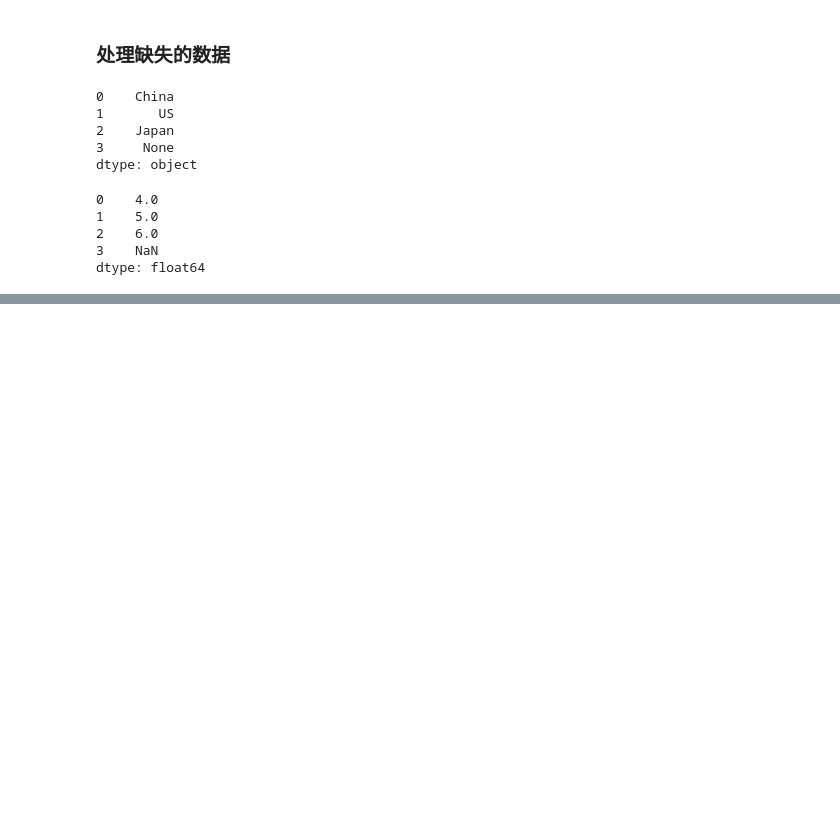
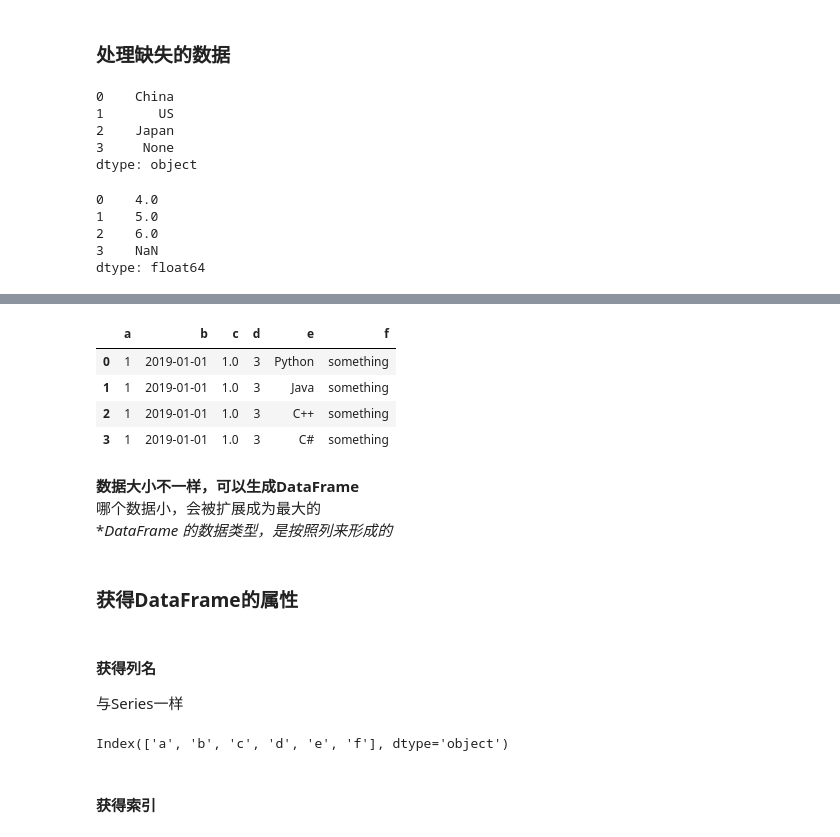
Before and after one commit to yanyinshan/Programming_collection, a Jupyter notebook: Pandas 学习.ipynb, the cells around one changed output, grey strips where cells are left out. Saved outputs shown, nothing was run; the diff lists cells and outputs as text; code cells hidden in the pictures; blank space fills up the shorter version.

```diff
--- a/Pandas 学习.ipynb
+++ b/Pandas 学习.ipynb
@@ -203,0 +255,24 @@ dtype: float64
+# %%
+df_obj2 = pd.DataFrame(dict_data)
+df_obj2
+# %% [output]
+|  | a | b | c | d | e | f |
+| 0 | 1 | 2019-01-01 | 1.0 | 3 | Python | something |
+| 1 | 1 | 2019-01-01 | 1.0 | 3 | Java | something |
+| 2 | 1 | 2019-01-01 | 1.0 | 3 | C++ | something |
+| 3 | 1 | 2019-01-01 | 1.0 | 3 | C# | something |
+# %% [markdown]
+**数据大小不一样，可以生成DataFrame**<br>
+哪个数据小，会被扩展成为最大的<br>
+**DataFrame 的数据类型，是按照列来形成的*
+# %% [markdown]
+### 获得DataFrame的属性
+# %% [markdown]
+#### 获得列名
+与Series一样
+# %%
+df_obj2.columns
+# %% [output]
+Index(['a', 'b', 'c', 'd', 'e', 'f'], dtype='object')
+# %% [markdown]
+#### 获得索引
```
Also changed, not shown: parts of 52 cells of this notebook.
